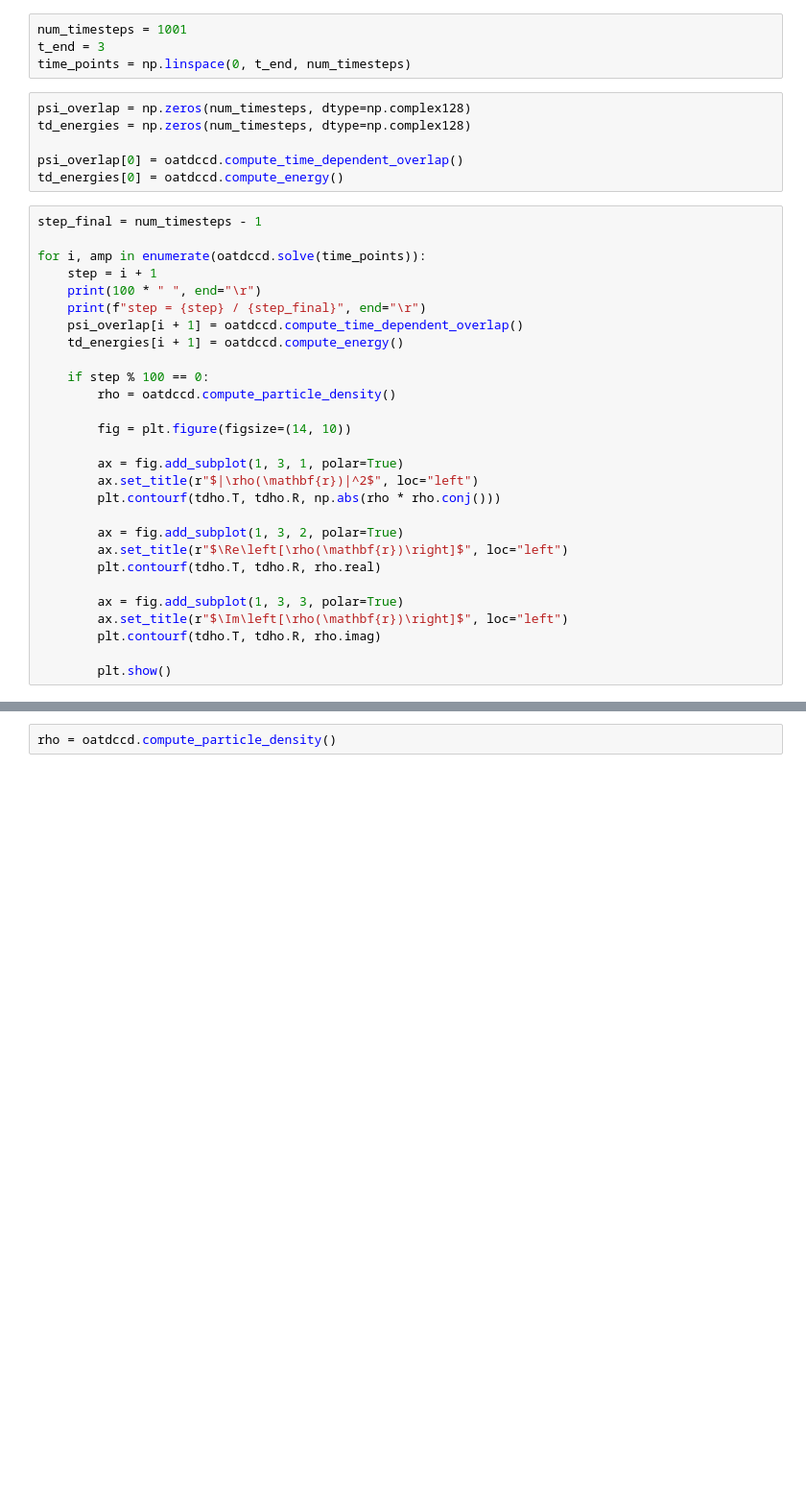
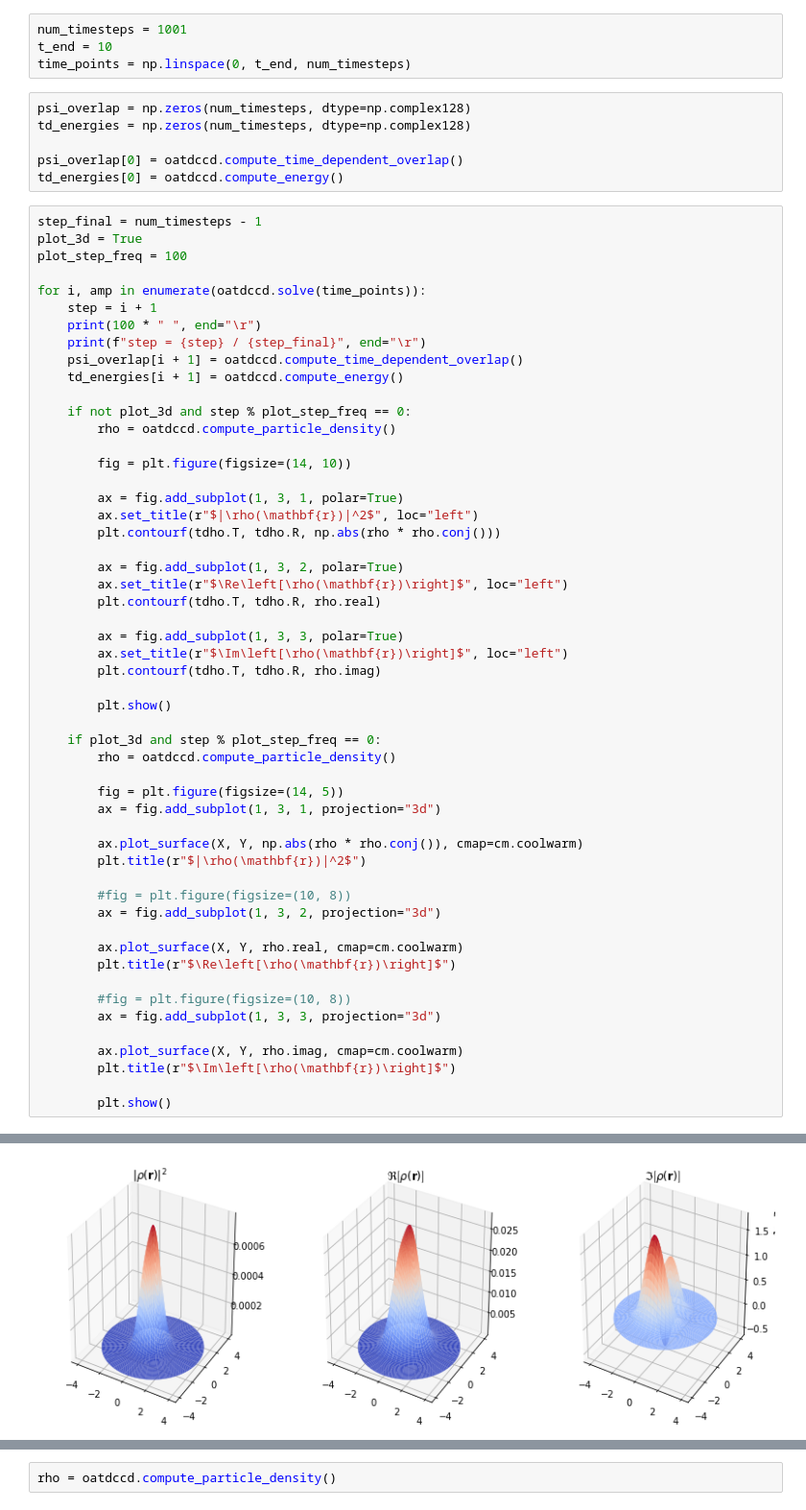
Before and after one commit to HyQD/coupled-cluster, a Jupyter notebook: scripts/2d-ho-quantum-dot.ipynb, the cells around one changed output, grey strips where cells are left out. Shown at 96% size. Drawn from its saved outputs; the diff is of its cells as text; blank space fills up the shorter version.

```diff
--- a/scripts/2d-ho-quantum-dot.ipynb
+++ b/scripts/2d-ho-quantum-dot.ipynb
@@ -132,7 +130,7 @@ plt.show()
 oatdccd.set_initial_conditions()
 # %%
 num_timesteps = 1001
-t_end = 3
+t_end = 10
 time_points = np.linspace(0, t_end, num_timesteps)
 # %%
 psi_overlap = np.zeros(num_timesteps, dtype=np.complex128)
@@ -142,6 +140,8 @@ psi_overlap[0] = oatdccd.compute_time_dependent_overlap()
 td_energies[0] = oatdccd.compute_energy()
 # %%
 step_final = num_timesteps - 1
+plot_3d = True
+plot_step_freq = 100
 
 for i, amp in enumerate(oatdccd.solve(time_points)):
     step = i + 1
@@ -150,7 +150,7 @@ for i, amp in enumerate(oatdccd.solve(time_points)):
     psi_overlap[i + 1] = oatdccd.compute_time_dependent_overlap()
     td_energies[i + 1] = oatdccd.compute_energy()
 
-    if step % 100 == 0:
+    if not plot_3d and step % plot_step_freq == 0:
         rho = oatdccd.compute_particle_density()
 
         fig = plt.figure(figsize=(14, 10))
@@ -168,3 +168,27 @@ for i, amp in enumerate(oatdccd.solve(time_points)):
         plt.contourf(tdho.T, tdho.R, rho.imag)
 
         plt.show()
+
+    if plot_3d and step % plot_step_freq == 0:
+        rho = oatdccd.compute_particle_density()
+
+        fig = plt.figure(figsize=(14, 5))
+        ax = fig.add_subplot(1, 3, 1, projection="3d")
+
+        ax.plot_surface(X, Y, np.abs(rho * rho.conj()), cmap=cm.coolwarm)
+        plt.title(r"$|\rho(\mathbf{r})|^2$")
+
+        #fig = plt.figure(figsize=(10, 8))
+        ax = fig.add_subplot(1, 3, 2, projection="3d")
+
+        ax.plot_surface(X, Y, rho.real, cmap=cm.coolwarm)
+        plt.title(r"$\Re\left[\rho(\mathbf{r})\right]$")
+
+        #fig = plt.figure(figsize=(10, 8))
+        ax = fig.add_subplot(1, 3, 3, projection="3d")
+
+        ax.plot_surface(X, Y, rho.imag, cmap=cm.coolwarm)
+        plt.title(r"$\Im\left[\rho(\mathbf{r})\right]$")
+
+        plt.show()
+# %% [output]
@@ -170,0 +196 @@ for i, amp in enumerate(oatdccd.solve(time_points)):
+[figure, added]
```
Also changed, not shown: parts of 10 cells of this notebook.
